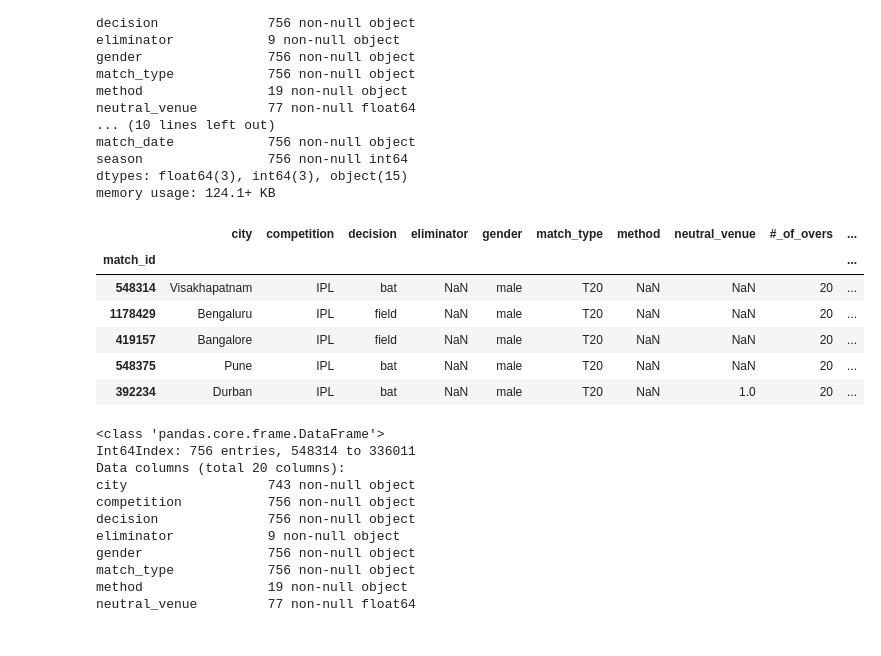
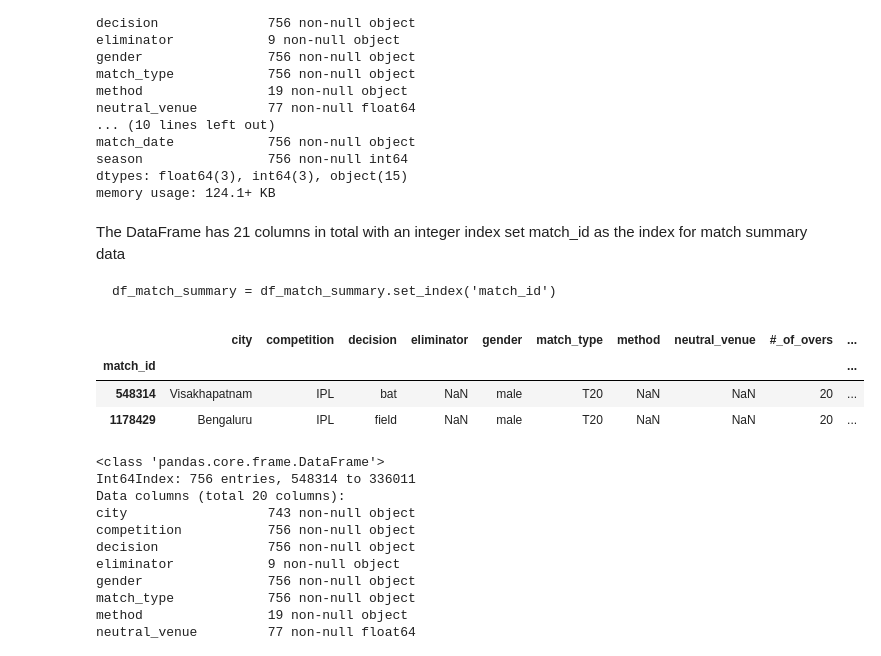
Before and after one commit to ravi-gopalan/ipl_analysis, a Jupyter notebook: ipl_analysis_v3.ipynb, the cells around one changed output. Drawn from its saved outputs; the diff is of its cells as text; code cells hidden in the pictures.

````diff
--- a/ipl_analysis_v3.ipynb
+++ b/ipl_analysis_v3.ipynb
@@ -100,18 +114,22 @@ match_date            756 non-null object
 season                756 non-null int64
 dtypes: float64(3), int64(3), object(15)
 memory usage: 124.1+ KB
+# %% [markdown]
+The DataFrame has 21 columns in total with an integer index
+set match_id as the index for match summary data
+
+```
+df_match_summary = df_match_summary.set_index('match_id')
+```
 # %%
 df_match_summary = df_match_summary.set_index('match_id')
 # %%
-df_match_summary.head()
+df_match_summary.head(2)
 # %% [output]
 |  | city | competition | decision | eliminator | gender | match_type | method | neutral_venue | #_of_overs | ... |
 | match_id |  |  |  |  |  |  |  |  |  | ... |
 | 548314 | Visakhapatnam | IPL | bat | NaN | male | T20 | NaN | NaN | 20 | ... |
 | 1178429 | Bengaluru | IPL | field | NaN | male | T20 | NaN | NaN | 20 | ... |
-| 419157 | Bangalore | IPL | field | NaN | male | T20 | NaN | NaN | 20 | ... |
-| 548375 | Pune | IPL | bat | NaN | male | T20 | NaN | NaN | 20 | ... |
-| 392234 | Durban | IPL | bat | NaN | male | T20 | NaN | 1.0 | 20 | ... |
 # %%
 df_match_summary.info()
 # %% [output]
````
Also changed, not shown: parts of 50 cells of this notebook.
